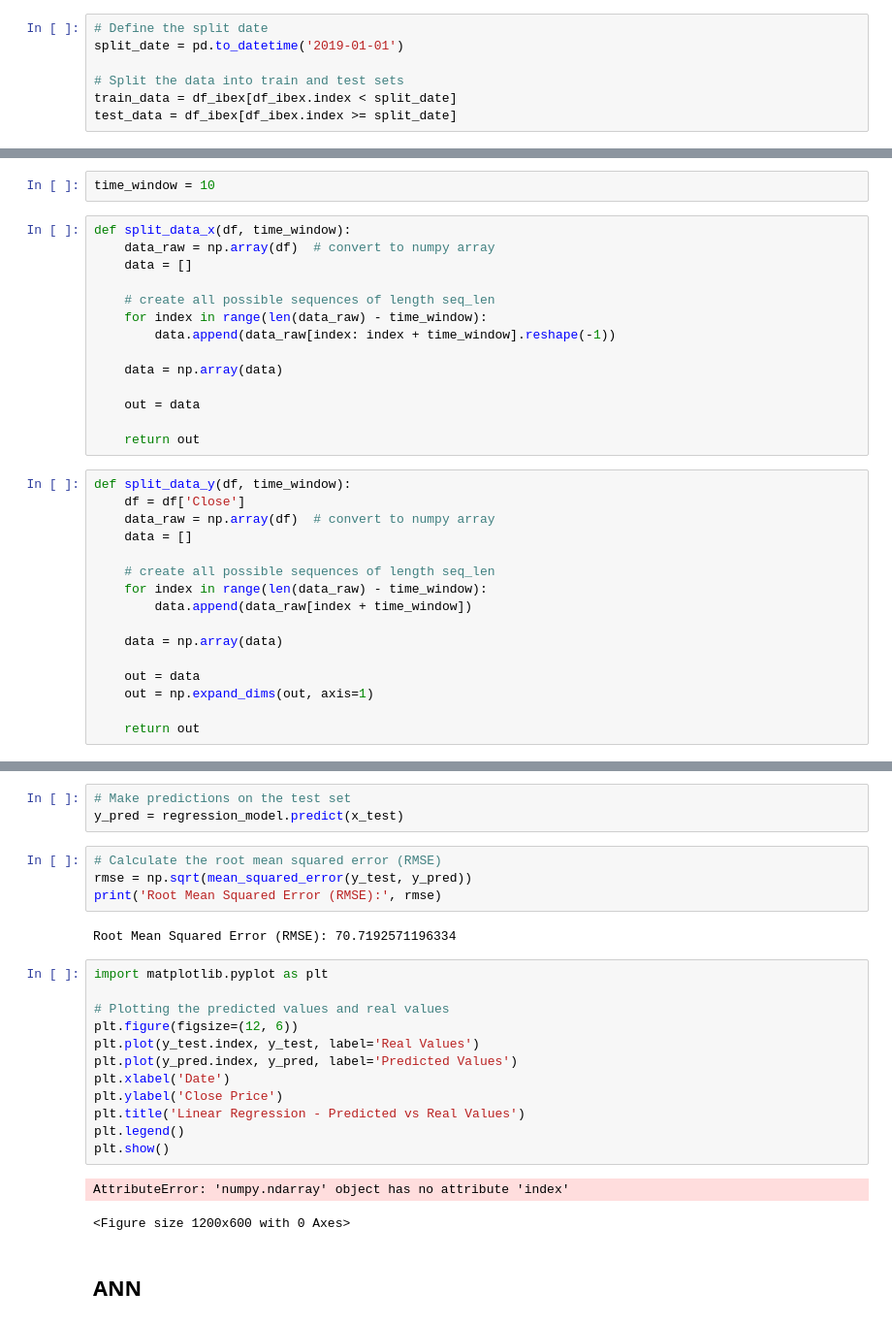
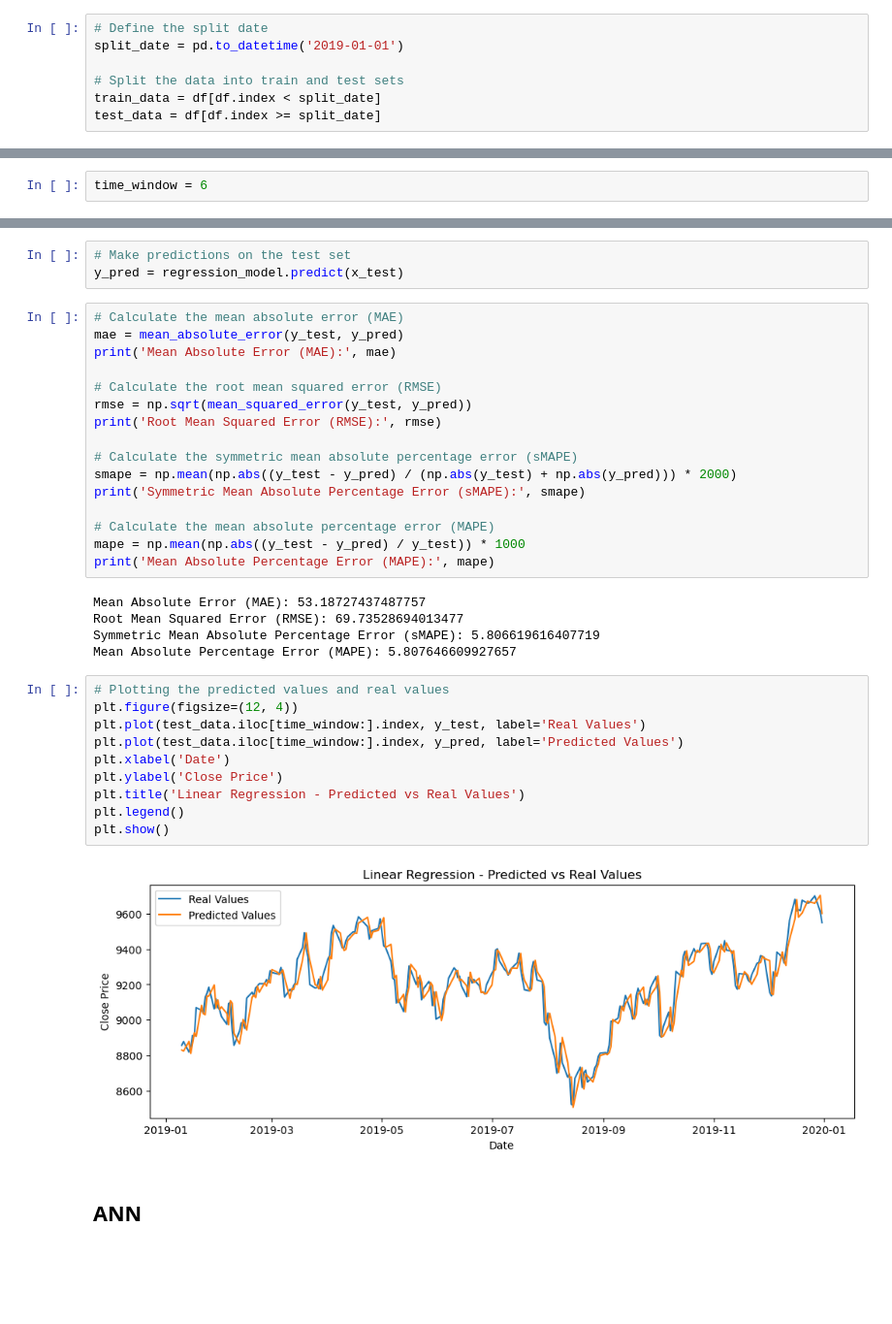
Before and after one commit to hamidreza-rhz/Technical-Analysis-ML-Strategy-Optimization, a Jupyter notebook: main.ipynb, the cells around one changed output, grey strips where cells are left out. Shown at 97% size. Cells and saved outputs as stored; diff of their text form; blank space fills up the shorter version.

```diff
--- a/main.ipynb
+++ b/main.ipynb
@@ -45,5 +51,5 @@ df_ibex
 split_date = pd.to_datetime('2019-01-01')
 
 # Split the data into train and test sets
-train_data = df_ibex[df_ibex.index < split_date]
-test_data = df_ibex[df_ibex.index >= split_date]
+train_data = df[df.index < split_date]
+test_data = df[df.index >= split_date]
@@ -50,35 +82,5 @@ test_data = df_ibex[df_ibex.index >= split_date]
 # %% [markdown]
 ## **Linear Regression**
 # %%
-time_window = 10
+time_window = 6
-# %%
-def split_data_x(df, time_window):
-    data_raw = np.array(df)  # convert to numpy array
-    data = []
-
-    # create all possible sequences of length seq_len
-    for index in range(len(data_raw) - time_window):
-        data.append(data_raw[index: index + time_window].reshape(-1))
-
-    data = np.array(data)
-
-    out = data
-
-    return out
-# %%
-def split_data_y(df, time_window):
-    df = df['Close']
-    data_raw = np.array(df)  # convert to numpy array
-    data = []
-
-    # create all possible sequences of length seq_len
-    for index in range(len(data_raw) - time_window):
-        data.append(data_raw[index + time_window])
-
-    data = np.array(data)
-
-    out = data
-    out = np.expand_dims(out, axis=1)
-
-    return out
 # %%
@@ -109,27 +109,39 @@ LinearRegression()
 # %%
 # Make predictions on the test set
 y_pred = regression_model.predict(x_test)
-# %%
-# Calculate the root mean squared error (RMSE)
-rmse = np.sqrt(mean_squared_error(y_test, y_pred))
-print('Root Mean Squared Error (RMSE):', rmse)
-# %% [output]
-Root Mean Squared Error (RMSE): 70.7192571196334
+# %%
+# Calculate the mean absolute error (MAE)
+mae = mean_absolute_error(y_test, y_pred)
+print('Mean Absolute Error (MAE):', mae)
+
+# Calculate the root mean squared error (RMSE)
+rmse = np.sqrt(mean_squared_error(y_test, y_pred))
+print('Root Mean Squared Error (RMSE):', rmse)
+
+# Calculate the symmetric mean absolute percentage error (sMAPE)
+smape = np.mean(np.abs((y_test - y_pred) / (np.abs(y_test) + np.abs(y_pred))) * 2000)
+print('Symmetric Mean Absolute Percentage Error (sMAPE):', smape)
+
+# Calculate the mean absolute percentage error (MAPE)
+mape = np.mean(np.abs((y_test - y_pred) / y_test)) * 1000
+print('Mean Absolute Percentage Error (MAPE):', mape)
+# %% [output]
+Mean Absolute Error (MAE): 53.18727437487757
+Root Mean Squared Error (RMSE): 69.73528694013477
+Symmetric Mean Absolute Percentage Error (sMAPE): 5.806619616407719
+Mean Absolute Percentage Error (MAPE): 5.807646609927657
 # %%
-import matplotlib.pyplot as plt
-
 # Plotting the predicted values and real values
-plt.figure(figsize=(12, 6))
-plt.plot(y_test.index, y_test, label='Real Values')
-plt.plot(y_pred.index, y_pred, label='Predicted Values')
+plt.figure(figsize=(12, 4))
+plt.plot(test_data.iloc[time_window:].index, y_test, label='Real Values')
+plt.plot(test_data.iloc[time_window:].index, y_pred, label='Predicted Values')
 plt.xlabel('Date')
 plt.ylabel('Close Price')
 plt.title('Linear Regression - Predicted vs Real Values')
 plt.legend()
 plt.show()
 # %% [output]
-AttributeError: 'numpy.ndarray' object has no attribute 'index'
-<Figure size 1200x600 with 0 Axes>
+[figure, added]
 # %% [markdown]
 ## **ANN**
 # %%
```
Also changed, not shown: parts of 23 cells of this notebook.
